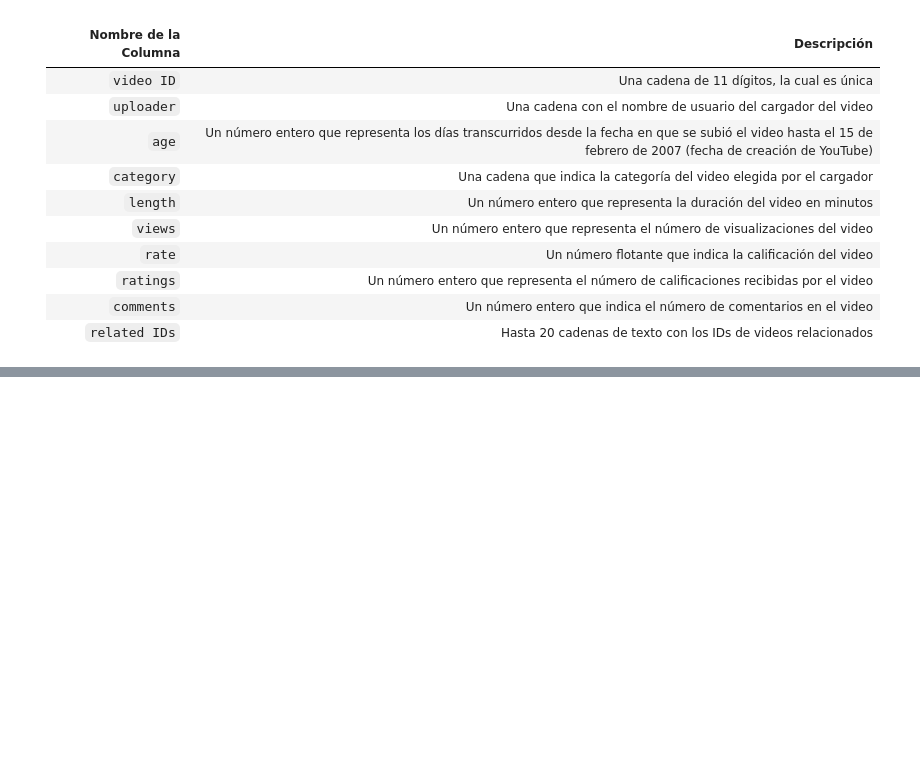
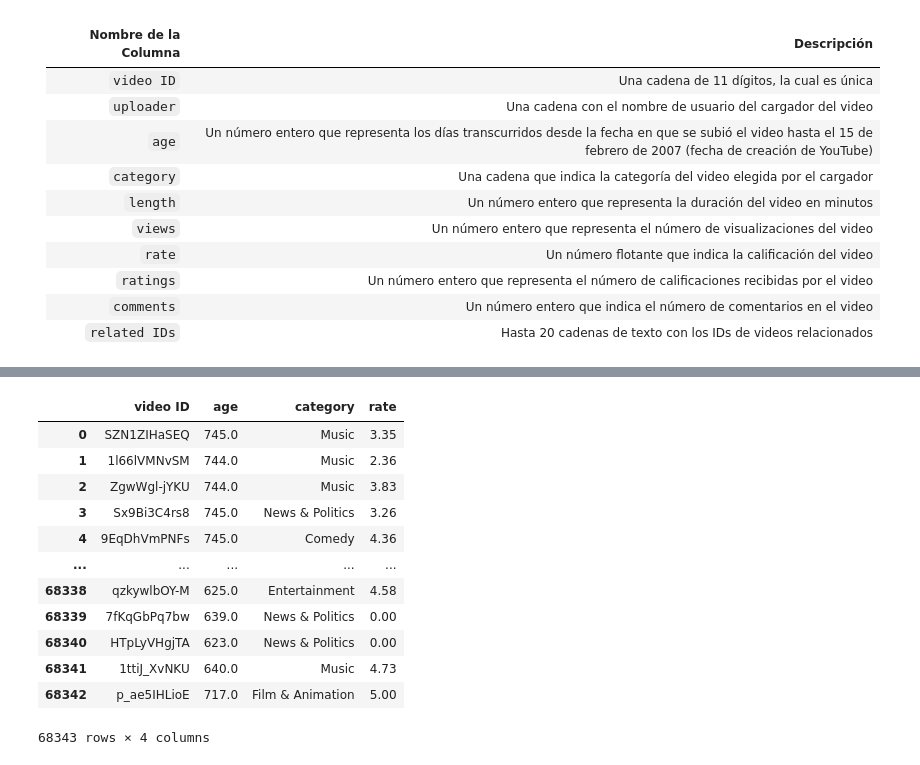
Before and after one commit to Abait-25/PC5, a Jupyter notebook: Problema3.ipynb, the cells around one changed output, grey strips where cells are left out. Cells and saved outputs as stored; diff of their text form; code cells hidden in the pictures; blank space fills up the shorter version.

```diff
--- a/Problema3.ipynb
+++ b/Problema3.ipynb
@@ -36,0 +33,46 @@ IsADirectoryError: [Errno 21] Is a directory: 'youtubedata/0303'
+# %%
+#######################################################################
+#################################        ##############################
+#################################   2    ##############################
+#################################        ##############################
+#######################################################################
+
+import pandas as pd
+
+# Define los nombres de las columnas para las 29 columnas
+columnas = [
+    'video ID', 'uploader', 'age', 'category', 'length', 'views',
+    'rate', 'ratings', 'comments','related IDs', 'related ID1', 'related ID2', 'related ID3',
+    'related ID4', 'related ID5', 'related ID6', 'related ID7', 'related ID8',
+    'related ID9', 'related ID10', 'related ID11', 'related ID12', 'related ID13',
+    'related ID14', 'related ID15', 'related ID16', 'related ID17', 'related ID18',
+    'related ID19'
+]
+
+# Lee los archivos .txt especificando el separador y los nombres de columnas
+df_texto0 = pd.read_csv("./youtubedata/0303/0.txt", sep="\t", header=None, names=columnas)
+df_texto1 = pd.read_csv("./youtubedata/0303/1.txt", sep="\t", header=None, names=columnas)
+df_texto2 = pd.read_csv("./youtubedata/0303/2.txt", sep="\t", header=None, names=columnas)
+df_texto3 = pd.read_csv("./youtubedata/0303/3.txt", sep="\t", header=None, names=columnas)
+
+# Une todos los DataFrames en uno solo
+df_unido = pd.concat([df_texto0, df_texto1, df_texto2, df_texto3], ignore_index=True)
+df_unido
+# Selecciona columnas específicas
+columnas_seleccionadas = ['video ID', 'age', 'category','rate']  # Modifica según las columnas que desees
+df_modificado = df_unido[columnas_seleccionadas]
+df_modificado
+# %% [output]
+|  | video ID | age | category | rate |
+| 0 | SZN1ZIHaSEQ | 745.0 | Music | 3.35 |
+| 1 | 1l66lVMNvSM | 744.0 | Music | 2.36 |
+| 2 | ZgwWgl-jYKU | 744.0 | Music | 3.83 |
+| 3 | Sx9Bi3C4rs8 | 745.0 | News & Politics | 3.26 |
+| 4 | 9EqDhVmPNFs | 745.0 | Comedy | 4.36 |
+| ... | ... | ... | ... | ... |
+| 68338 | qzkywlbOY-M | 625.0 | Entertainment | 4.58 |
+| 68339 | 7fKqGbPq7bw | 639.0 | News & Politics | 0.00 |
+| 68340 | HTpLyVHgjTA | 623.0 | News & Politics | 0.00 |
+| 68341 | 1ttiJ_XvNKU | 640.0 | Music | 4.73 |
+| 68342 | p_ae5IHLioE | 717.0 | Film & Animation | 5.00 |
+68343 rows × 4 columns
```
Also changed, not shown: parts of 5 cells of this notebook, 7 other files.
